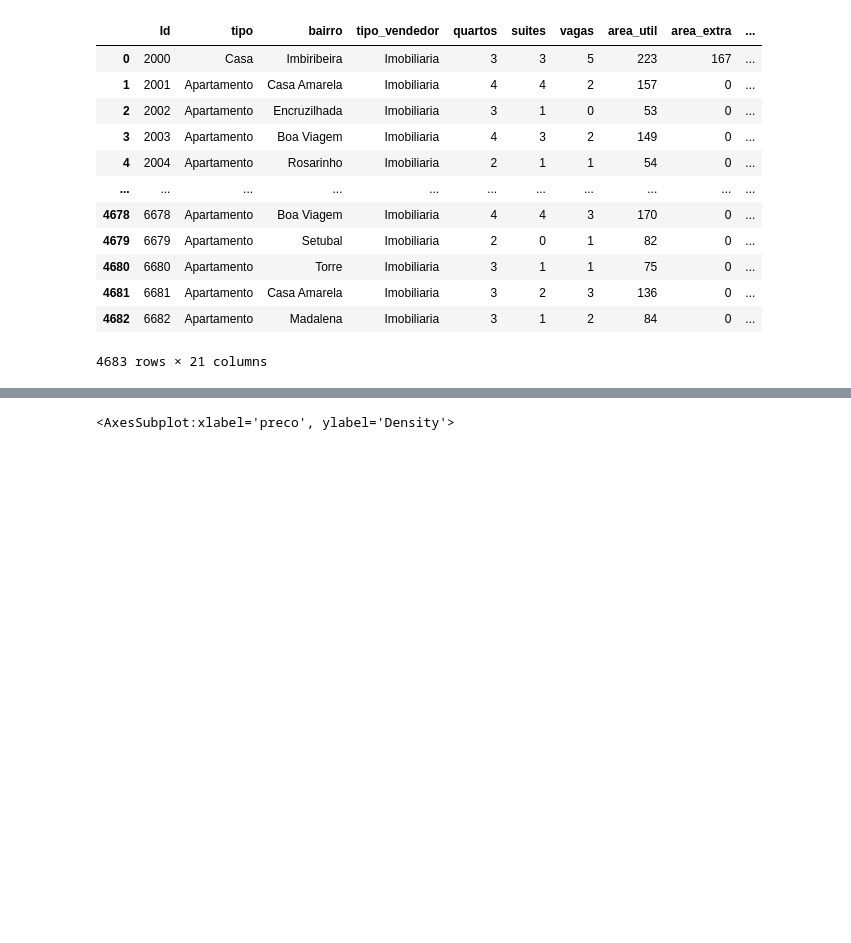
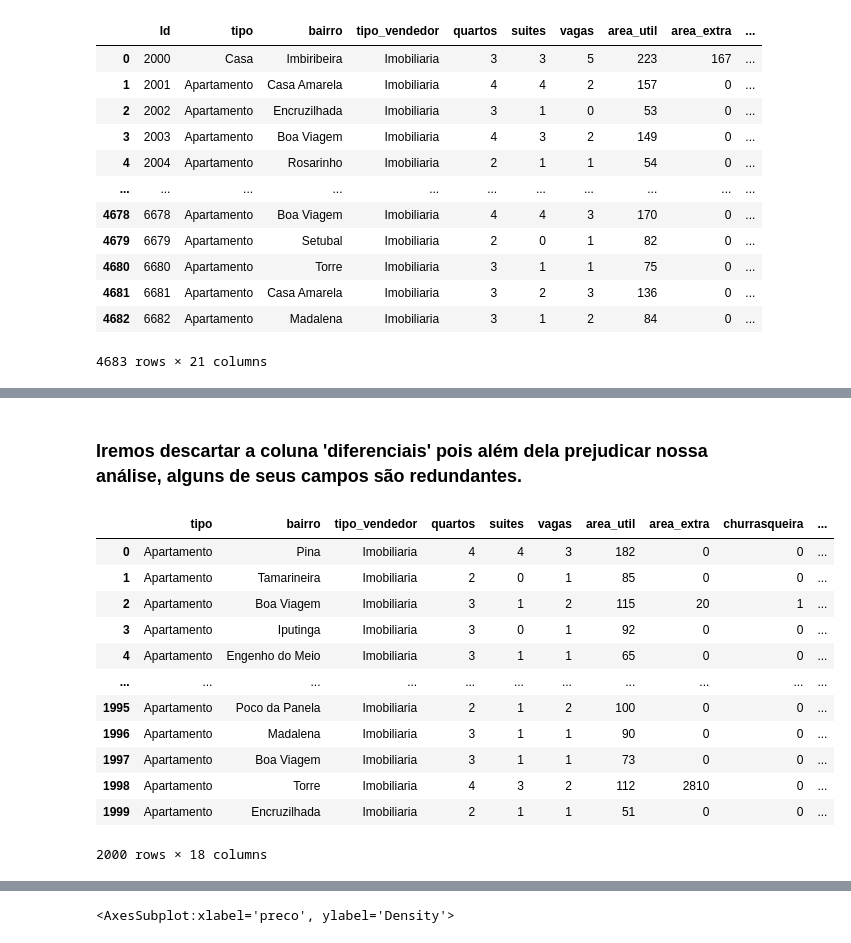
Before and after one commit to phelipefrancesco/-UFRJ-EEL891---2021.01---Trabalho-2, a Jupyter notebook: eel891.ipynb, the cells around one changed output, grey strips where cells are left out. Saved outputs shown, nothing was run; the diff lists cells and outputs as text; code cells hidden in the pictures; blank space fills up the shorter version.

```diff
--- a/eel891.ipynb
+++ b/eel891.ipynb
@@ -42,5 +42,12 @@ train_set
 | 4681 | 6681 | Apartamento | Casa Amarela | Imobiliaria | 3 | 2 | 3 | 136 | 0 | ... |
 | 4682 | 6682 | Apartamento | Madalena | Imobiliaria | 3 | 1 | 2 | 84 | 0 | ... |
 4683 rows × 21 columns
+# %%
+training = False
+
+if training:
+    df = train_set
+else:
+    df = test_set
 # %% [markdown]
 # Análise dos Dados
@@ -47,0 +87,19 @@ train_set
+# %% [markdown]
+### Iremos descartar a coluna 'diferenciais' pois além dela prejudicar nossa análise, alguns de seus campos são redundantes.
+# %%
+df = df.drop(["diferenciais", "Id"], axis=1)
+df
+# %% [output]
+|  | tipo | bairro | tipo_vendedor | quartos | suites | vagas | area_util | area_extra | churrasqueira | ... |
+| 0 | Apartamento | Pina | Imobiliaria | 4 | 4 | 3 | 182 | 0 | 0 | ... |
+| 1 | Apartamento | Tamarineira | Imobiliaria | 2 | 0 | 1 | 85 | 0 | 0 | ... |
+| 2 | Apartamento | Boa Viagem | Imobiliaria | 3 | 1 | 2 | 115 | 20 | 1 | ... |
+| 3 | Apartamento | Iputinga | Imobiliaria | 3 | 0 | 1 | 92 | 0 | 0 | ... |
+| 4 | Apartamento | Engenho do Meio | Imobiliaria | 3 | 1 | 1 | 65 | 0 | 0 | ... |
+| ... | ... | ... | ... | ... | ... | ... | ... | ... | ... | ... |
+| 1995 | Apartamento | Poco da Panela | Imobiliaria | 2 | 1 | 2 | 100 | 0 | 0 | ... |
+| 1996 | Apartamento | Madalena | Imobiliaria | 3 | 1 | 1 | 90 | 0 | 0 | ... |
+| 1997 | Apartamento | Boa Viagem | Imobiliaria | 3 | 1 | 1 | 73 | 0 | 0 | ... |
+| 1998 | Apartamento | Torre | Imobiliaria | 4 | 3 | 2 | 112 | 2810 | 0 | ... |
+| 1999 | Apartamento | Encruzilhada | Imobiliaria | 2 | 1 | 1 | 51 | 0 | 0 | ... |
+2000 rows × 18 columns
```
Also changed, not shown: parts of 22 cells of this notebook, 1 other file.
